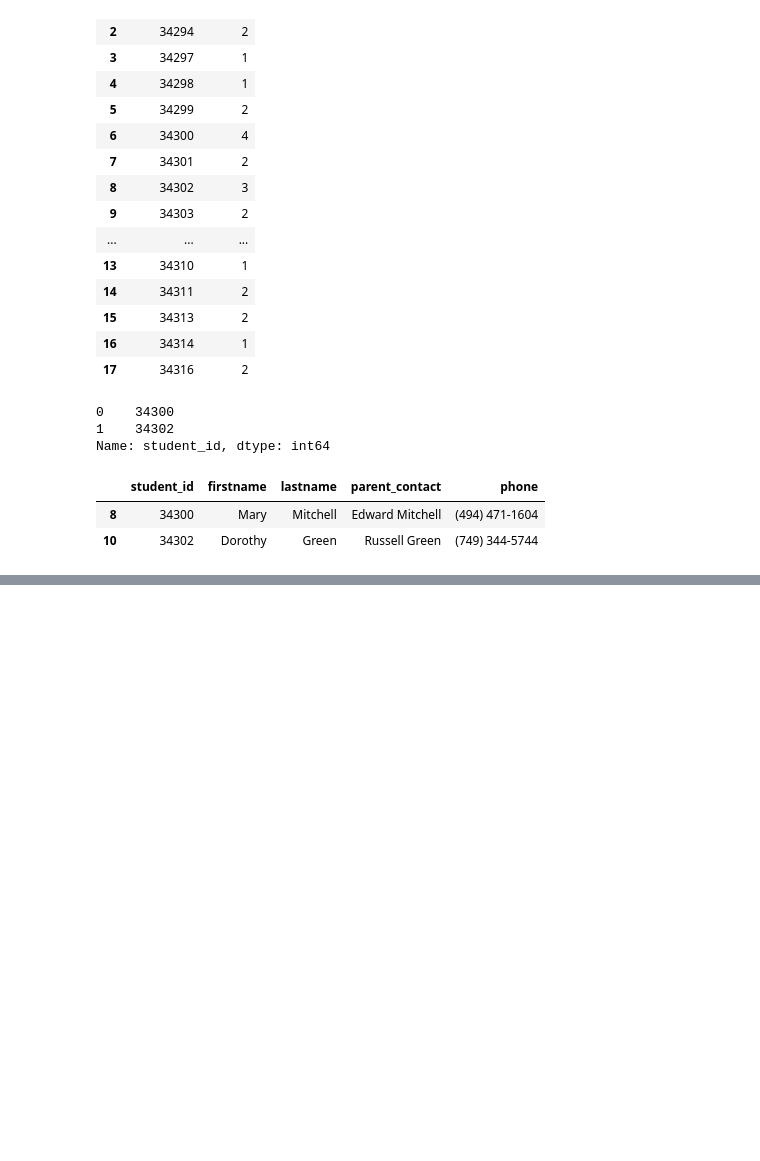
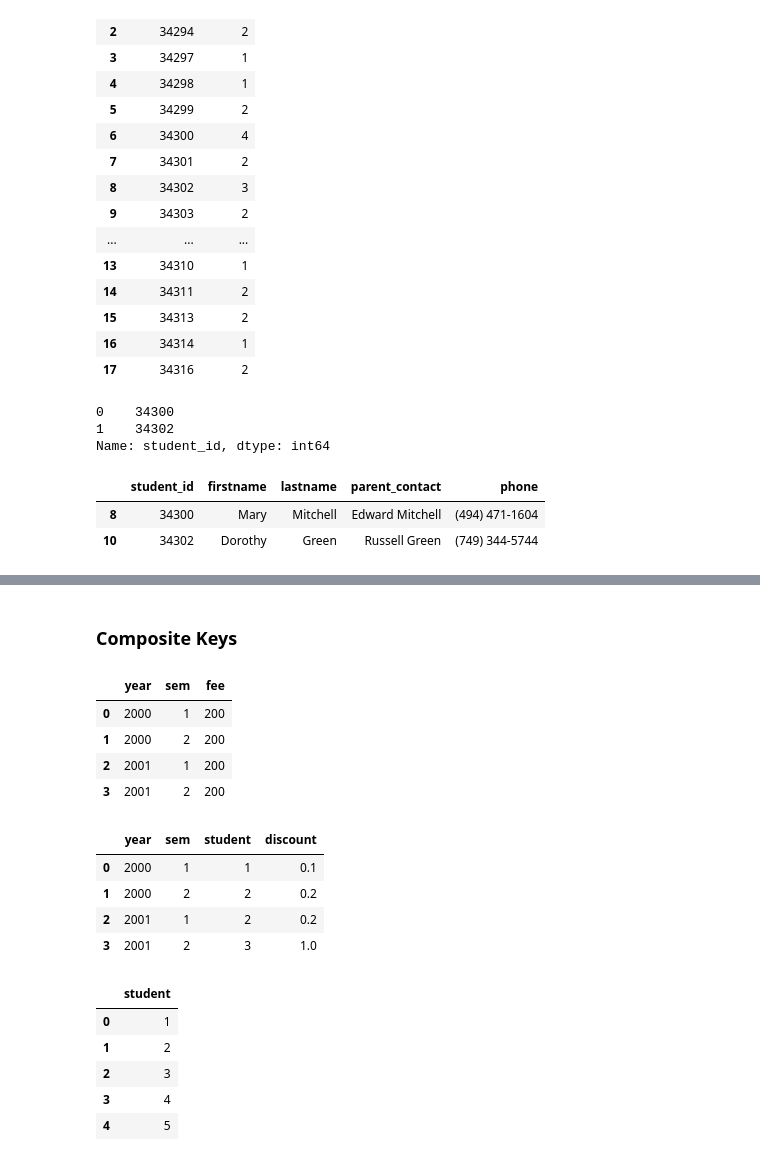
Before and after one commit to dilzio/ds_training, a Jupyter notebook: data_manipulation_in_python/section-6/Section 6 - Merging.ipynb, the cells around one changed output, grey strips where cells are left out. Cells and saved outputs as stored; diff of their text form; code cells hidden in the pictures; blank space fills up the shorter version.

```diff
--- a/data_manipulation_in_python/section-6/Section 6 - Merging.ipynb
+++ b/data_manipulation_in_python/section-6/Section 6 - Merging.ipynb
@@ -268,0 +356,38 @@ final
+# %% [markdown]
+### Composite Keys
+# %%
+
+
+
+
+df_1 = pd.DataFrame({"year": [2000, 2000, 2001,2001],
+                     "sem":[1,2,1,2],
+                     "fee":[200,200,200,200]})
+
+df_2 = pd.DataFrame({"year": [2000, 2000, 2001,2001],
+                     "sem":[1,2,1,2],
+                     "student":[1,2,2,3],
+                     "discount":[0.1,0.2,0.2,1.0]})
+
+df_3 = pd.DataFrame({"student": [1,2,3,4,5]})
+
+display(df_1, df_2, df_3)
+from IPython.display import Javascript
+Javascript('this.element.attr("style", "flex-direction: row;")')
+# %% [output]
+|  | year | sem | fee |
+| 0 | 2000 | 1 | 200 |
+| 1 | 2000 | 2 | 200 |
+| 2 | 2001 | 1 | 200 |
+| 3 | 2001 | 2 | 200 |
+|  | year | sem | student | discount |
+| 0 | 2000 | 1 | 1 | 0.1 |
+| 1 | 2000 | 2 | 2 | 0.2 |
+| 2 | 2001 | 1 | 2 | 0.2 |
+| 3 | 2001 | 2 | 3 | 1.0 |
+|  | student |
+| 0 | 1 |
+| 1 | 2 |
+| 2 | 3 |
+| 3 | 4 |
+| 4 | 5 |
```
Also changed, not shown: parts of 10 cells of this notebook, 8 other files.
